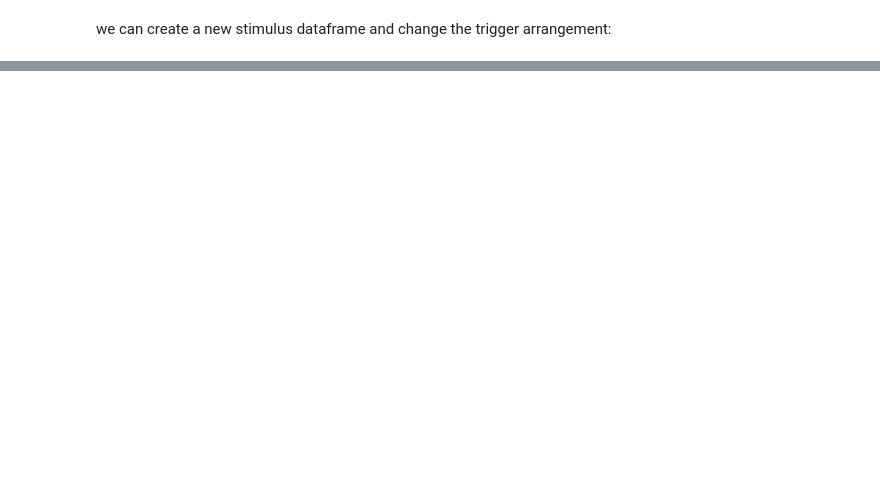
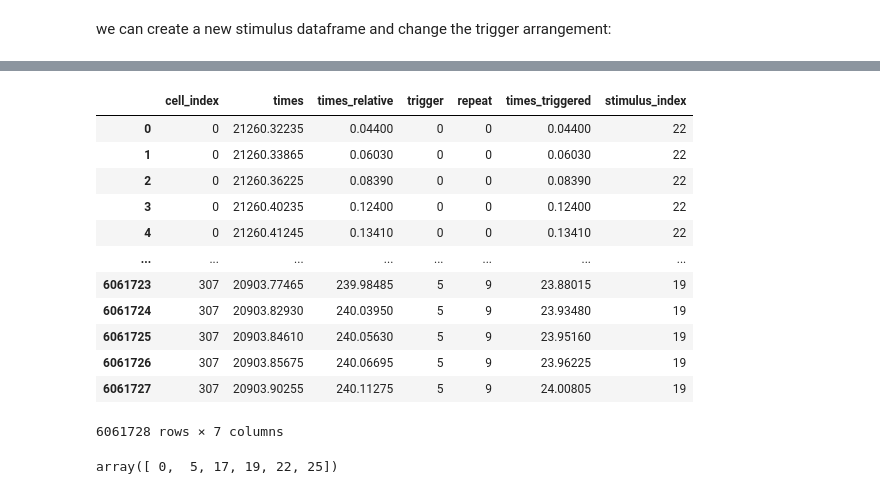
Before and after one commit to marvinseifert/polarspike, a Jupyter notebook: Loading_spikes.ipynb, the cells around one changed output, grey strips where cells are left out. Drawn from its saved outputs; the diff is of its cells as text; code cells hidden in the pictures; blank space fills up the shorter version.

```diff
--- a/Loading_spikes.ipynb
+++ b/Loading_spikes.ipynb
@@ -255,0 +273,20 @@ IndexError: index 0 is out of bounds for axis 0 with size 0
+# %%
+spikes_df
+# %% [output]
+|  | cell_index | times | times_relative | trigger | repeat | times_triggered | stimulus_index |
+| 0 | 0 | 21260.32235 | 0.04400 | 0 | 0 | 0.04400 | 22 |
+| 1 | 0 | 21260.33865 | 0.06030 | 0 | 0 | 0.06030 | 22 |
+| 2 | 0 | 21260.36225 | 0.08390 | 0 | 0 | 0.08390 | 22 |
+| 3 | 0 | 21260.40235 | 0.12400 | 0 | 0 | 0.12400 | 22 |
+| 4 | 0 | 21260.41245 | 0.13410 | 0 | 0 | 0.13410 | 22 |
+| ... | ... | ... | ... | ... | ... | ... | ... |
+| 6061723 | 307 | 20903.77465 | 239.98485 | 5 | 9 | 23.88015 | 19 |
+| 6061724 | 307 | 20903.82930 | 240.03950 | 5 | 9 | 23.93480 | 19 |
+| 6061725 | 307 | 20903.84610 | 240.05630 | 5 | 9 | 23.95160 | 19 |
+| 6061726 | 307 | 20903.85675 | 240.06695 | 5 | 9 | 23.96225 | 19 |
+| 6061727 | 307 | 20903.90255 | 240.11275 | 5 | 9 | 24.00805 | 19 |
+6061728 rows × 7 columns
+# %%
+np.unique(spikes_df["stimulus_index"])
+# %% [output]
+array([ 0,  5, 17, 19, 22, 25])
```
Also changed, not shown: parts of 11 cells of this notebook, 9 other files.
